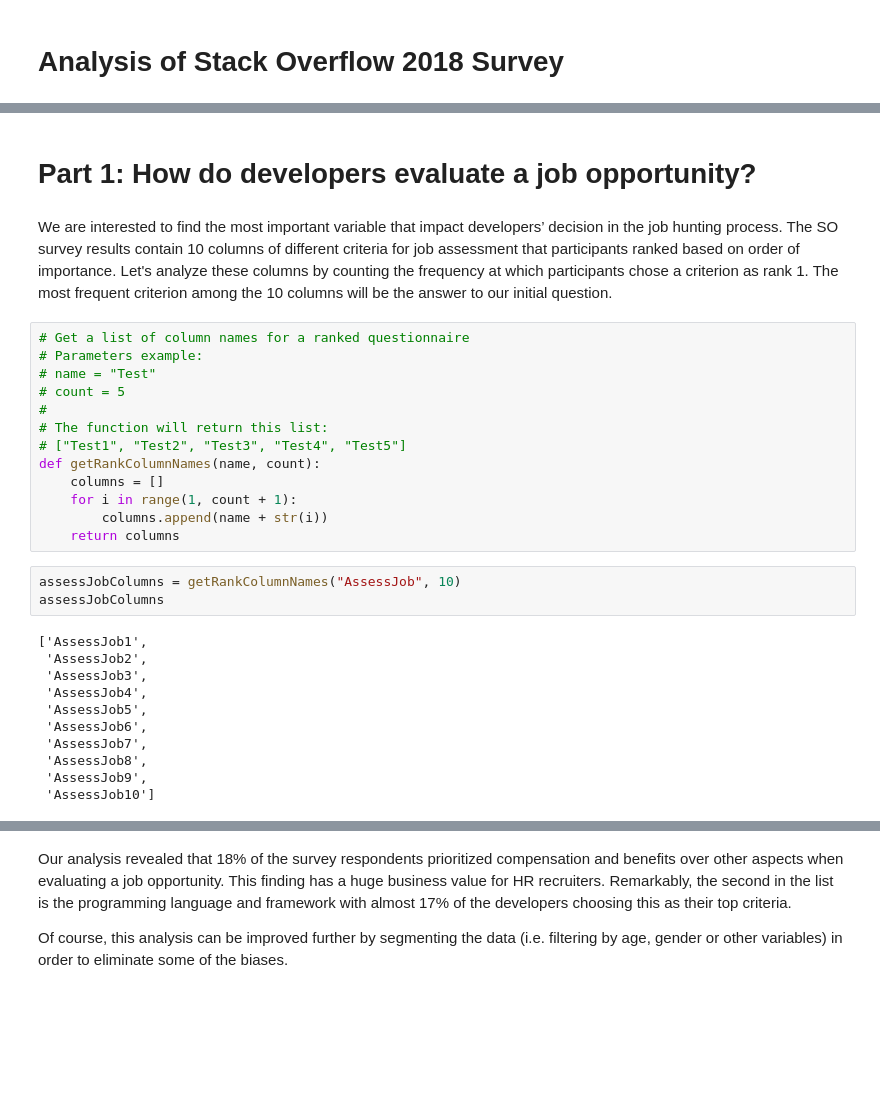
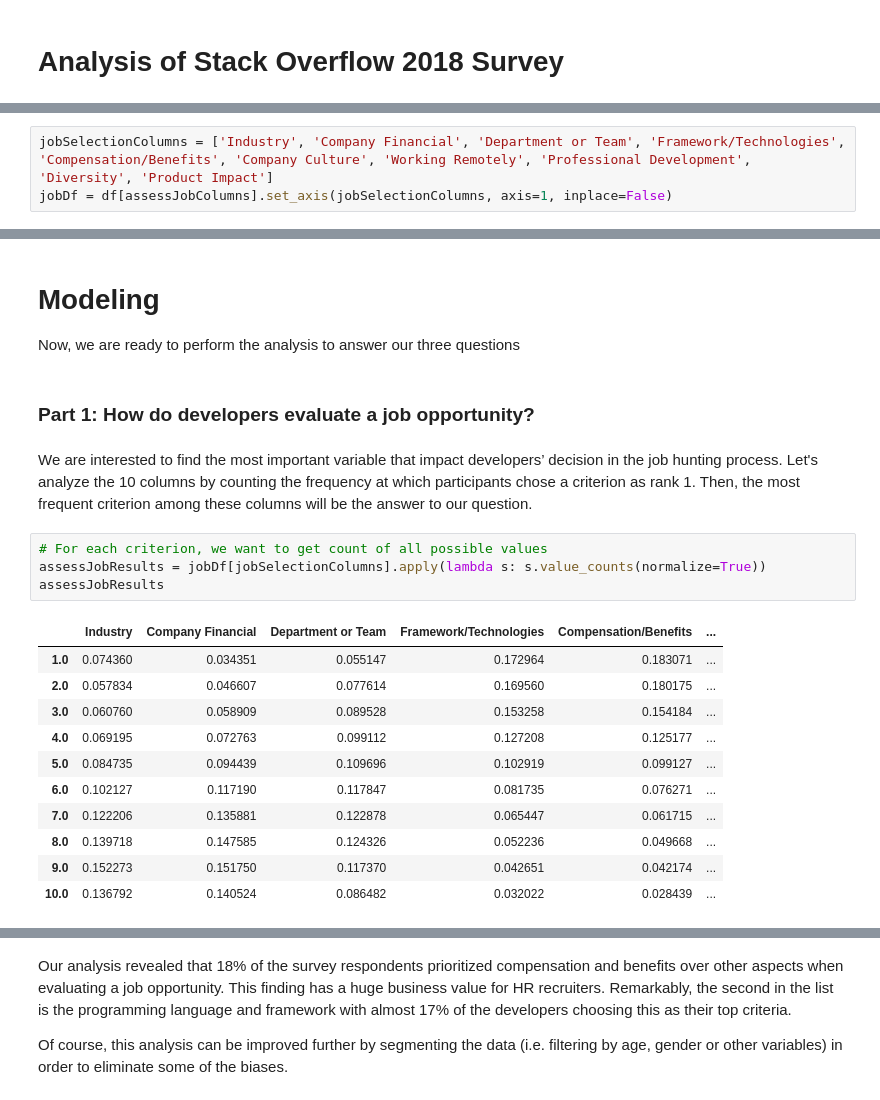
Before and after one commit to Yasir-Ghunaim/Stack_Overflow_2018_Survey, a Jupyter notebook: 2018_Stack_Overflow_Survey.ipynb, the cells around one changed output, grey strips where cells are left out. Cells and saved outputs as stored; diff of their text form; blank space fills up the shorter version.

```diff
--- a/2018_Stack_Overflow_Survey.ipynb
+++ b/2018_Stack_Overflow_Survey.ipynb
@@ -12,0 +189,3 @@ schema = pd.read_csv("survey_results_schema.csv", delimiter=",")
+# %%
+jobSelectionColumns = ['Industry', 'Company Financial', 'Department or Team', 'Framework/Technologies', 'Compensation/Benefits', 'Company Culture', 'Working Remotely', 'Professional Development', 'Diversity', 'Product Impact']
+jobDf = df[assessJobColumns].set_axis(jobSelectionColumns, axis=1, inplace=False)
@@ -13,31 +251,23 @@ schema = pd.read_csv("survey_results_schema.csv", delimiter=",")
+# %% [markdown]
+# Modeling
+Now, we are ready to perform the analysis to answer our three questions
 # %% [markdown]
-# Part 1: How do developers evaluate a job opportunity?
+### Part 1: How do developers evaluate a job opportunity?
 # %% [markdown]
-We are interested to find the most important variable that impact developers’ decision in the job hunting process. The SO survey results contain 10 columns of different criteria for job assessment that participants ranked based on order of importance. Let's analyze these columns by counting the frequency at which participants chose a criterion as rank 1. The most frequent criterion among the 10 columns will be the answer to our initial question.
+We are interested to find the most important variable that impact developers’ decision in the job hunting process. Let's analyze the 10 columns by counting the frequency at which participants chose a criterion as rank 1. Then, the most frequent criterion among these columns will be the answer to our question.
-# %%
-# Get a list of column names for a ranked questionnaire
-# Parameters example:
-# name = "Test"
-# count = 5
-#
-# The function will return this list:
-# ["Test1", "Test2", "Test3", "Test4", "Test5"]
-def getRankColumnNames(name, count):
-    columns = []
-    for i in range(1, count + 1):
-        columns.append(name + str(i))
-    return columns
-# %%
-assessJobColumns = getRankColumnNames("AssessJob", 10)
-assessJobColumns
-# %% [output]
-['AssessJob1',
- 'AssessJob2',
- 'AssessJob3',
- 'AssessJob4',
- 'AssessJob5',
- 'AssessJob6',
- 'AssessJob7',
- 'AssessJob8',
- 'AssessJob9',
- 'AssessJob10']
+# %%
+# For each criterion, we want to get count of all possible values
+assessJobResults = jobDf[jobSelectionColumns].apply(lambda s: s.value_counts(normalize=True))
+assessJobResults
+# %% [output]
+|  | Industry | Company Financial | Department or Team | Framework/Technologies | Compensation/Benefits | ... |
+| 1.0 | 0.074360 | 0.034351 | 0.055147 | 0.172964 | 0.183071 | ... |
+| 2.0 | 0.057834 | 0.046607 | 0.077614 | 0.169560 | 0.180175 | ... |
+| 3.0 | 0.060760 | 0.058909 | 0.089528 | 0.153258 | 0.154184 | ... |
+| 4.0 | 0.069195 | 0.072763 | 0.099112 | 0.127208 | 0.125177 | ... |
+| 5.0 | 0.084735 | 0.094439 | 0.109696 | 0.102919 | 0.099127 | ... |
+| 6.0 | 0.102127 | 0.117190 | 0.117847 | 0.081735 | 0.076271 | ... |
+| 7.0 | 0.122206 | 0.135881 | 0.122878 | 0.065447 | 0.061715 | ... |
+| 8.0 | 0.139718 | 0.147585 | 0.124326 | 0.052236 | 0.049668 | ... |
+| 9.0 | 0.152273 | 0.151750 | 0.117370 | 0.042651 | 0.042174 | ... |
+| 10.0 | 0.136792 | 0.140524 | 0.086482 | 0.032022 | 0.028439 | ... |
```
Also changed, not shown: parts of 40 cells of this notebook.
